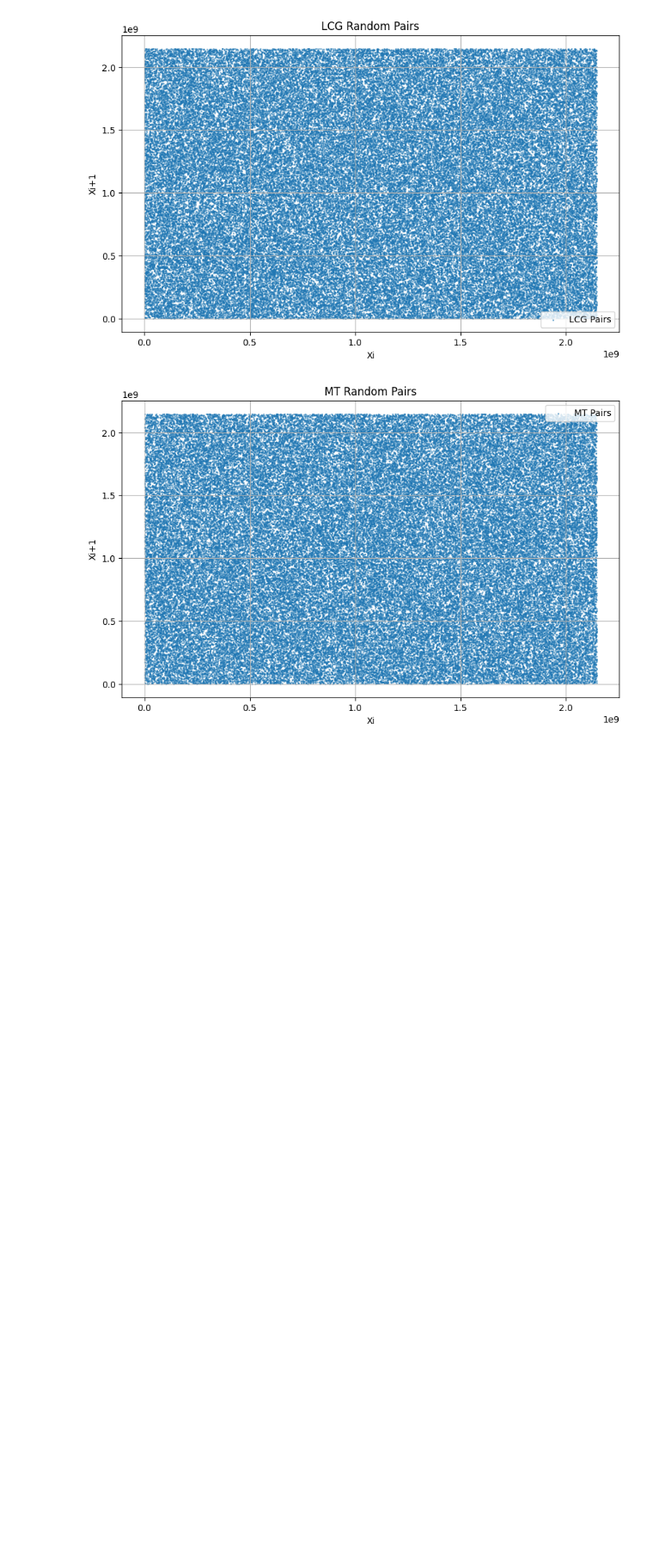
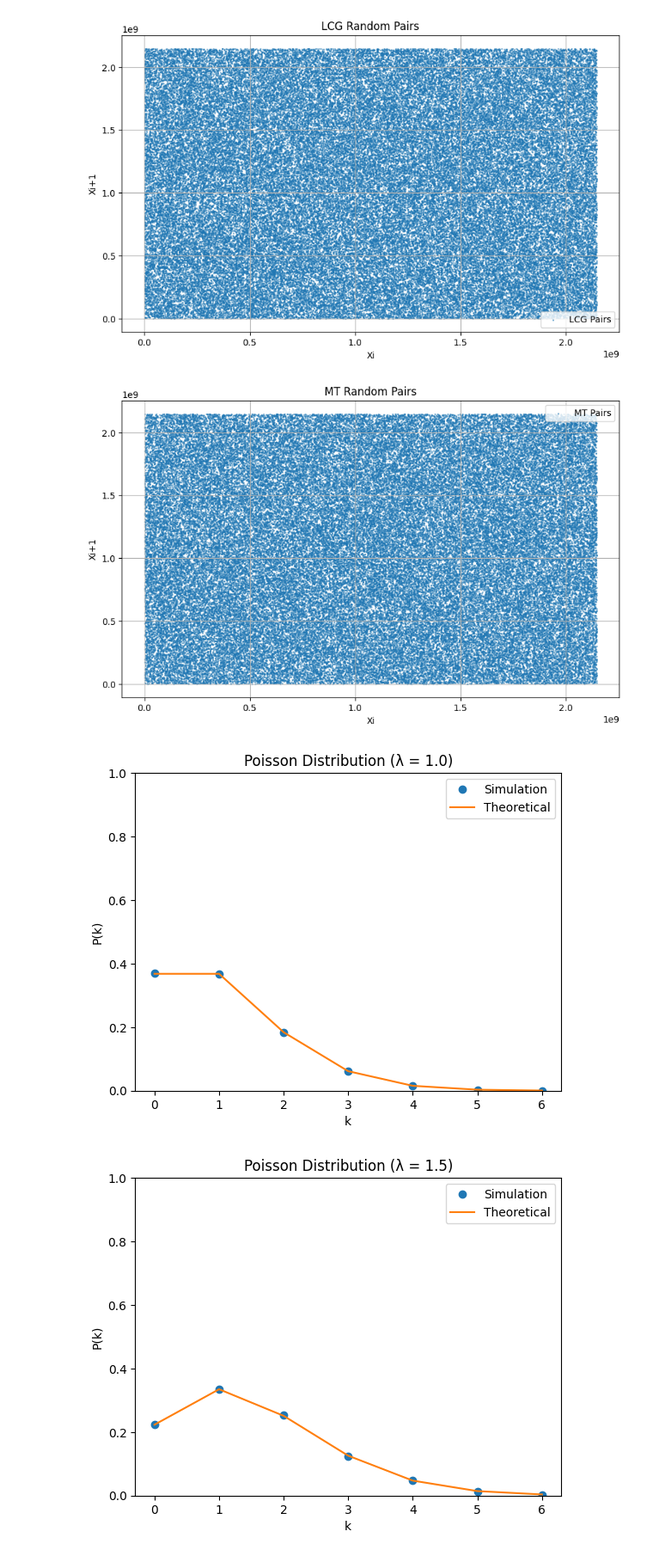
Before and after one commit to taniiicom/study-application-programming-exp, a Jupyter notebook: probabilistic-programming/rust/src/graph/drawer.ipynb, the cells around one changed output. Shown at 86% size. Cells and saved outputs as stored; diff of their text form; code cells hidden in the pictures; blank space fills up the shorter version.

```diff
--- a/probabilistic-programming/rust/src/graph/drawer.ipynb
+++ b/probabilistic-programming/rust/src/graph/drawer.ipynb
@@ -95,3 +95,46 @@ plot_mt('mt_pairs.csv')
 # %% [output]
 [figure]
 [figure]
+# %%
+import csv
+import matplotlib.pyplot as plt
+import numpy as np
+from collections import Counter
+
+def plot_poisson_distribution(lambda_value, filename):
+    # k
+    ks = [k for k in range(0, 7)]
+
+    # p_k
+    times = []
+
+    with open(filename, mode='r') as file:
+        reader = csv.reader(file)
+        index = -1
+        for row in reader:
+            index += 1
+            if index == 0 or index >= 8:
+                continue
+            times.append(float(row[1]))
+
+    # 理論値の計算
+    theoretical_probabilities = [(np.exp(-lambda_value) * (lambda_value ** k)) / np.math.factorial(k) for k in ks]
+
+    plt.figure()
+    plt.ylim([0, 1])
+    plt.plot(ks, times, 'o', label='Simulation')
+    plt.plot(ks, theoretical_probabilities, '-', label='Theoretical')
+    plt.title(f'Poisson Distribution (λ = {lambda_value})')
+    plt.xlabel('k')
+    plt.ylabel('P(k)')
+    plt.legend()
+    plt.show()
+
+lambda_values = [1.0, 1.5, 2.0]
+
+for lambda_value in lambda_values:
+    filename = f"histogram_p_k_lambda_{lambda_value}.csv"
+    plot_poisson_distribution(lambda_value, filename)
+# %% [output]
+[figure, added]
+[figure, added]
```
Also changed, not shown: parts of 3 cells of this notebook, 37 other files.
